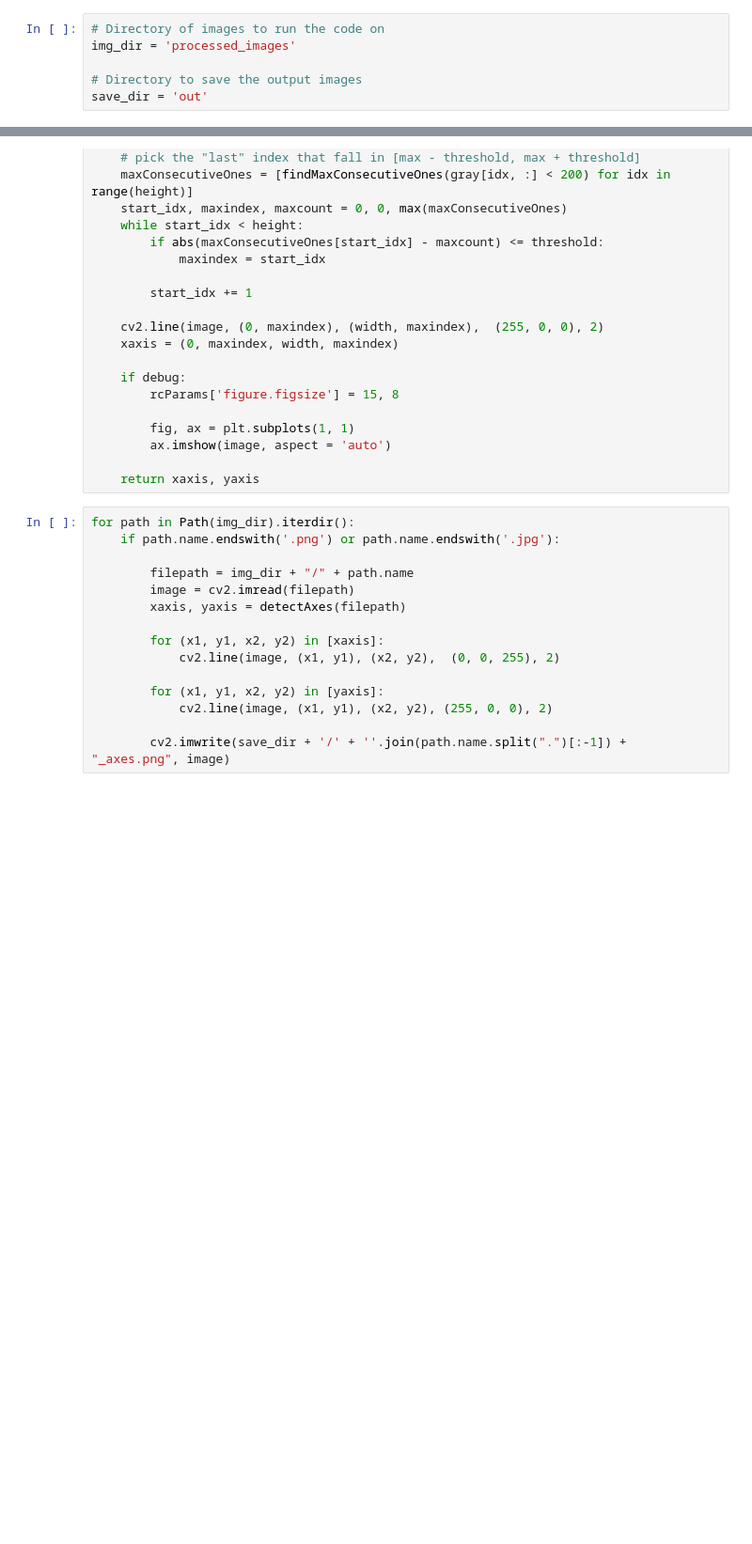
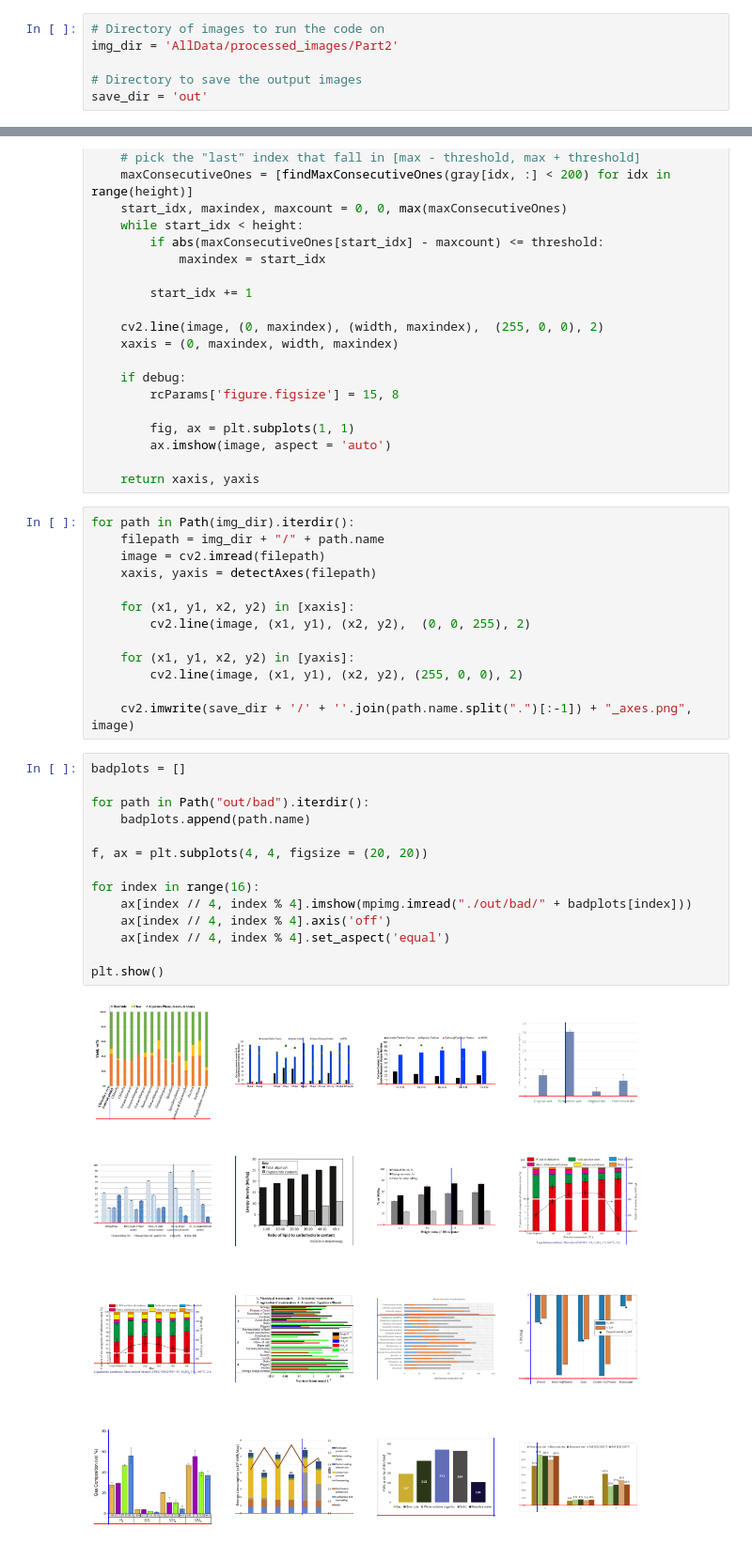
Before and after one commit to Cvrane/ChartReader, a Jupyter notebook: AxesDetection.ipynb, the cells around one changed output, grey strips where cells are left out. Shown: that part at 94% size. Drawn from its saved outputs; the diff is of its cells as text; blank space fills up the shorter version.

Commit message:
Updated axes detection evaluation results.

```diff
--- a/AxesDetection.ipynb
+++ b/AxesDetection.ipynb
@@ -11,6 +16,6 @@ from matplotlib import rcParams
 # %%
 # Directory of images to run the code on
-img_dir = 'processed_images'
+img_dir = 'AllData/processed_images/Part2'
 
 # Directory to save the output images
 save_dir = 'out'
@@ -88,16 +93,30 @@ def detectAxes(filepath, threshold=None, debug=False):
     return xaxis, yaxis
 # %%
 for path in Path(img_dir).iterdir():
-    if path.name.endswith('.png') or path.name.endswith('.jpg'):
+    filepath = img_dir + "/" + path.name
+    image = cv2.imread(filepath)
+    xaxis, yaxis = detectAxes(filepath)
 
-        filepath = img_dir + "/" + path.name
-        image = cv2.imread(filepath)
-        xaxis, yaxis = detectAxes(filepath)
+    for (x1, y1, x2, y2) in [xaxis]:
+        cv2.line(image, (x1, y1), (x2, y2),  (0, 0, 255), 2)
 
-        for (x1, y1, x2, y2) in [xaxis]:
-            cv2.line(image, (x1, y1), (x2, y2),  (0, 0, 255), 2)
+    for (x1, y1, x2, y2) in [yaxis]:
+        cv2.line(image, (x1, y1), (x2, y2), (255, 0, 0), 2)
 
-        for (x1, y1, x2, y2) in [yaxis]:
-            cv2.line(image, (x1, y1), (x2, y2), (255, 0, 0), 2)
-
-        cv2.imwrite(save_dir + '/' + ''.join(path.name.split(".")[:-1]) + "_axes.png", image)
+    cv2.imwrite(save_dir + '/' + ''.join(path.name.split(".")[:-1]) + "_axes.png", image)
+# %%
+badplots = []
+
+for path in Path("out/bad").iterdir():
+    badplots.append(path.name)
+
+f, ax = plt.subplots(4, 4, figsize = (20, 20))
+
+for index in range(16):
+    ax[index // 4, index % 4].imshow(mpimg.imread("./out/bad/" + badplots[index]))
+    ax[index // 4, index % 4].axis('off')
+    ax[index // 4, index % 4].set_aspect('equal')
+
+plt.show()
+# %% [output]
+[figure, added]
```
Also changed, not shown: parts of 1 cell of this notebook, 2 other files.
